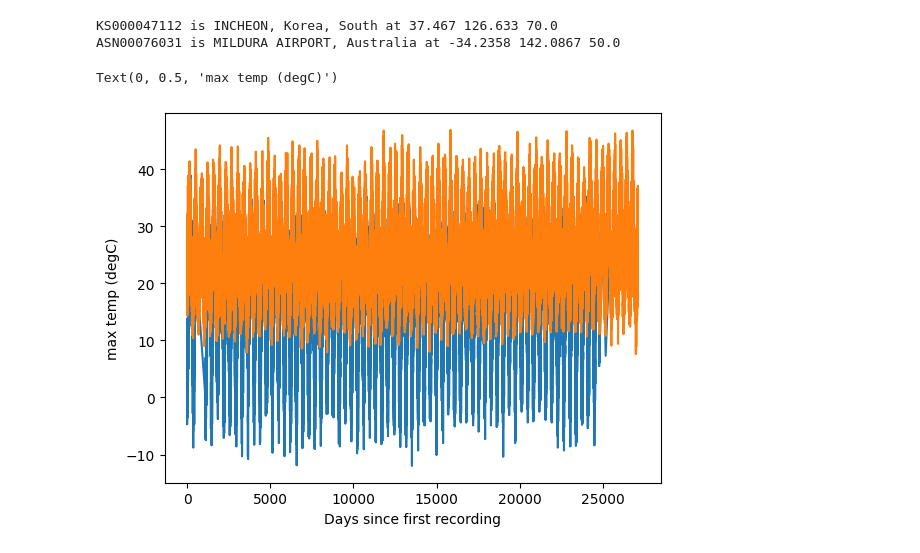
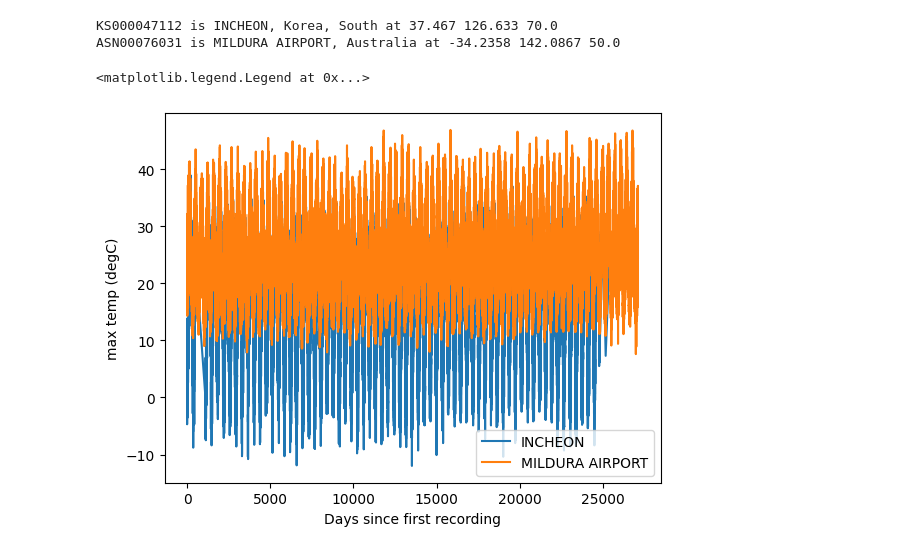
Before and after one commit to rhtweedie/ghcnd_ml, a Jupyter notebook: data_exploration.ipynb, the cells around one changed output. Drawn from its saved outputs; the diff is of its cells as text; code cells hidden in the pictures.

```diff
--- a/data_exploration.ipynb
+++ b/data_exploration.ipynb
@@ -15,44 +15,45 @@ Read 991 stations with justGSN
 # %%
 
 # Get list of station names
-statNames = ghn.getStatKeyNames()
+station_names = ghn.getStatKeyNames()
 
 # get url for a given station index
-whichStat = 500
-fileName = statNames[whichStat]+'.dly'
+whichStat1 = 500
+fileName = station_names[whichStat1]+'.dly'
 urlName = 'http://www.hep.ucl.ac.uk/undergrad/0056/other/projects/ghcnd/ghcnd_gsn/' + fileName
 
 # copy station data from remote to local
 destination = f"data/{fileName}"
 urllib.request.urlretrieve(urlName, destination)
 statDict1 = ghn.processFile(destination)
-print(ghn.getStation(statNames[whichStat]))
+print(ghn.getStation(station_names[whichStat1]))
 
 # get url for a given station index
-whichStat = 100
-fileName = statNames[whichStat]+'.dly'
+whichStat2 = 100
+fileName = station_names[whichStat2]+'.dly'
 urlName = 'http://www.hep.ucl.ac.uk/undergrad/0056/other/projects/ghcnd/ghcnd_gsn/' + fileName
 
 # copy station data from remote to local
 destination = f"data/{fileName}"
 urllib.request.urlretrieve(urlName, destination)
 statDict2 = ghn.processFile(destination)
-print(ghn.getStation(statNames[whichStat]))
+print(ghn.getStation(station_names[whichStat2]))
 # %% [output]
 KS000047112 is INCHEON, Korea, South at 37.467 126.633 70.0
 ASN00076031 is MILDURA AIRPORT, Australia at -34.2358 142.0867 50.0
 # %%
-var1 = Variable(ghn.getVar(statDict1, 'TMAX'), "max temp (degC)")
+var1 = Variable(ghn.getVar(statDict1, 'TMAX'), "max temp (degC)", ghn.stationDict[station_names[whichStat1]].name)
 var1.convert_time()
 
-var2 = Variable(ghn.getVar(statDict2, 'TMAX'), "max temp (degC)")
+var2 = Variable(ghn.getVar(statDict2, 'TMAX'), "max temp (degC)", ghn.stationDict[station_names[whichStat2]].name)
 var2.convert_time()
 
 fig, ax = plt.subplots()
 ax.plot(var1.get_dates(), var1.get_vals())
 ax.plot(var2.get_dates(), var2.get_vals())
 ax.set_xlabel("Days since first recording")
-ax.set_ylabel(f"{var1.get_type()}")
+ax.set_ylabel(f"{var1.get_label()}")
+ax.legend((var1.get_station(), var2.get_station()))
 # %% [output]
-Text(0, 0.5, 'max temp (degC)')
+<matplotlib.legend.Legend at 0x...>
-[figure, old version]
+[figure, new version]
```
Also changed, not shown: 1 other file.
